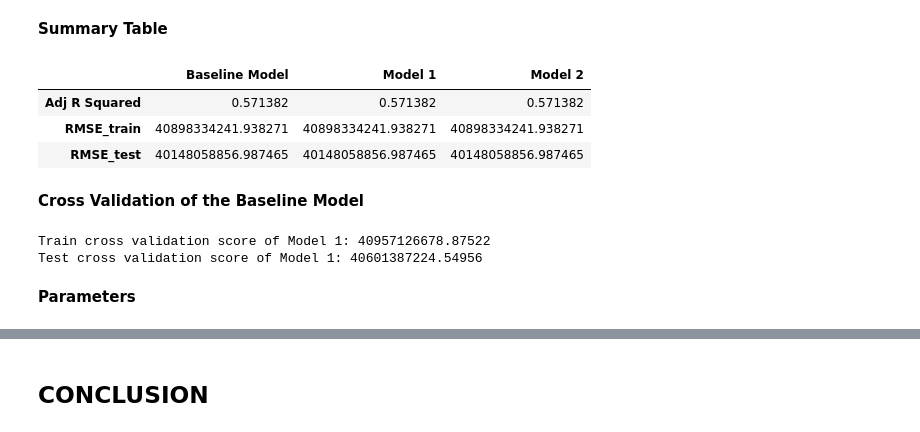
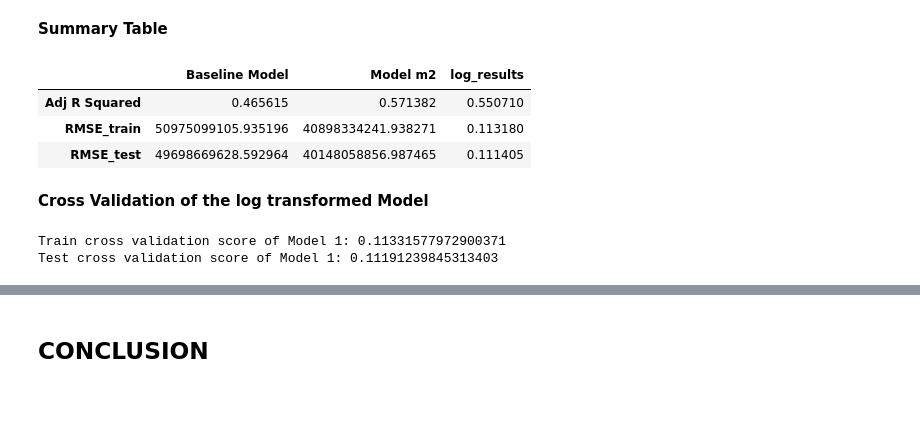
Before and after one commit to guddacandy/Phase-2-project, a Jupyter notebook: student.ipynb, the cells around one changed output, grey strips where cells are left out. Cells and saved outputs as stored; diff of their text form; code cells hidden in the pictures; blank space fills up the shorter version.

```diff
--- a/student.ipynb
+++ b/student.ipynb
@@ -931,0 +962,5 @@ The R-squared value
+# %%
+# Split the data into training and test sets. Use the default split size
+X_log_train, X_log_test, y_log_train, y_log_test = train_test_split(X, y_log, random_state = 42, shuffle = True)
+# A brief preview of our train test split
+print(len(X_log_train), len(X_log_test), len(y_log_train), len(y_log_test))
@@ -931,0 +969,8 @@ The R-squared value
+# %%
+# y-intercept
+X_log_train_bm = sm.add_constant(X_log_train)
+X_test_log_bm = sm.add_constant(X_log_test)
+# %%
+# Calculate predictions on training and test sets
+y_log_hat_train = model.predict(X_log_train_bm)
+y_log_hat_test = model.predict(X_test_log_bm)
@@ -931,0 +981,6 @@ The R-squared value
+# %%
+# Calculate training and test MSE
+train_log_mse = mean_squared_error(y_log_train, y_log_hat_train)
+test_log_mse = mean_squared_error(y_log_test, y_log_hat_test)
+print('Train Mean Squarred Error of log transformed model:',train_log_mse )
+print('Test Mean Squarred Error of log transformed model:', test_log_mse)
@@ -1093,30 +1042,28 @@ fig = sm.graphics.qqplot(results_m3.resid, dist=stats.norm, line='45', fit=True)
 **Summary Table**
 # %%
 pd.set_option('display.float_format', '{:.6f}'.format)
-pd.DataFrame([[bm_score, bm_score, bm_score],
-              [train_mse_m2, train_mse_m2, train_mse_m2],
-              [test_mse_m2, test_mse_m2, test_mse_m2]],
-             columns = ['Baseline Model', 'Model 1', 'Model 2'],
+pd.DataFrame([[bm_score1, bm_score, bm_log_score],
+              [train_baseline_mse, train_mse_m2, train_log_mse],
+              [test_baseline_mse, test_mse_m2, test_log_mse]],
+             columns = ['Baseline Model', 'Model m2', 'log_results'],
              index = ['Adj R Squared', 'RMSE_train', 'RMSE_test'])
 # %% [output]
-|  | Baseline Model | Model 1 | Model 2 |
-| Adj R Squared | 0.571382 | 0.571382 | 0.571382 |
-| RMSE_train | 40898334241.938271 | 40898334241.938271 | 40898334241.938271 |
-| RMSE_test | 40148058856.987465 | 40148058856.987465 | 40148058856.987465 |
+|  | Baseline Model | Model m2 | log_results |
+| Adj R Squared | 0.465615 | 0.571382 | 0.550710 |
+| RMSE_train | 50975099105.935196 | 40898334241.938271 | 0.113180 |
+| RMSE_test | 49698669628.592964 | 40148058856.987465 | 0.111405 |
 # %% [markdown]
-**Cross Validation of the Baseline Model**
+**Cross Validation of the log transformed Model**
 # %%
 linreg = LinearRegression()
-linreg.fit(X_train, y_train)
+linreg.fit(X_log_train, y_log_train)
 mse = make_scorer(mean_squared_error)
-cv_5_train = cross_val_score(linreg, X_train, y_train, cv=5, scoring=mse)
-cv_5_test = cross_val_score(linreg, X_test, y_test, cv=5, scoring=mse)
+cv_5_train = cross_val_score(linreg, X_log_train, y_log_train, cv=5, scoring=mse)
+cv_5_test = cross_val_score(linreg, X_log_test, y_log_test, cv=5, scoring=mse)
 cv_5_train_mean = cv_5_train.mean()
 cv_5_test_mean = cv_5_test.mean()
 print('Train cross validation score of Model 1:', cv_5_train_mean)
 print('Test cross validation score of Model 1:', cv_5_test_mean)
 # %% [output]
-Train cross validation score of Model 1: 40957126678.87522
-Test cross validation score of Model 1: 40601387224.54956
+Train cross validation score of Model 1: 0.11331577972900371
+Test cross validation score of Model 1: 0.11191239845313403
-# %% [markdown]
-**Parameters**
```
Also changed, not shown: parts of 41 cells of this notebook, 2 other files.
